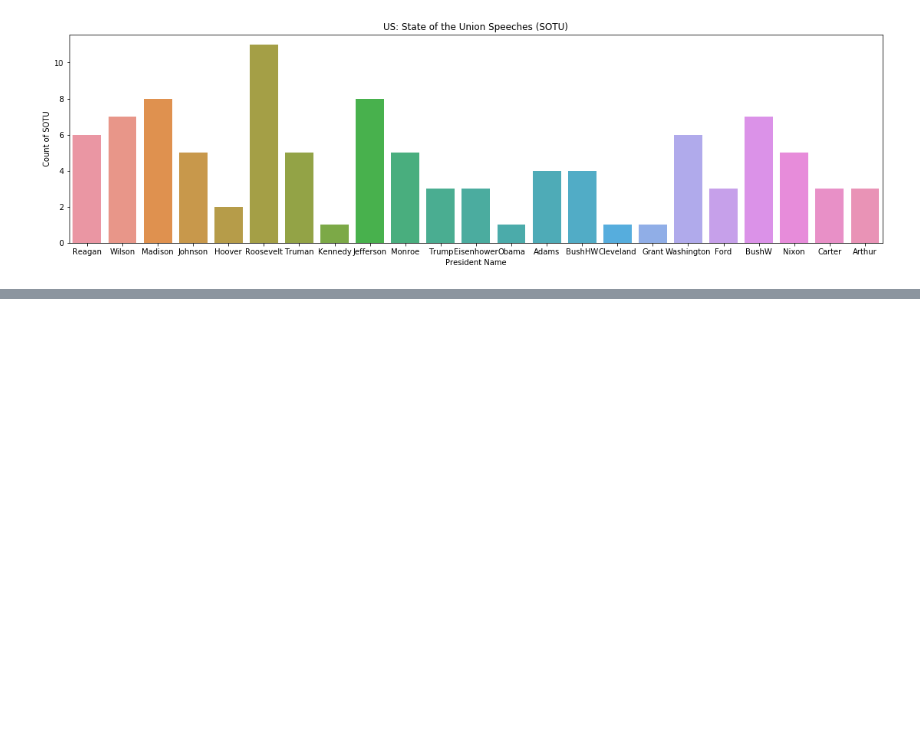
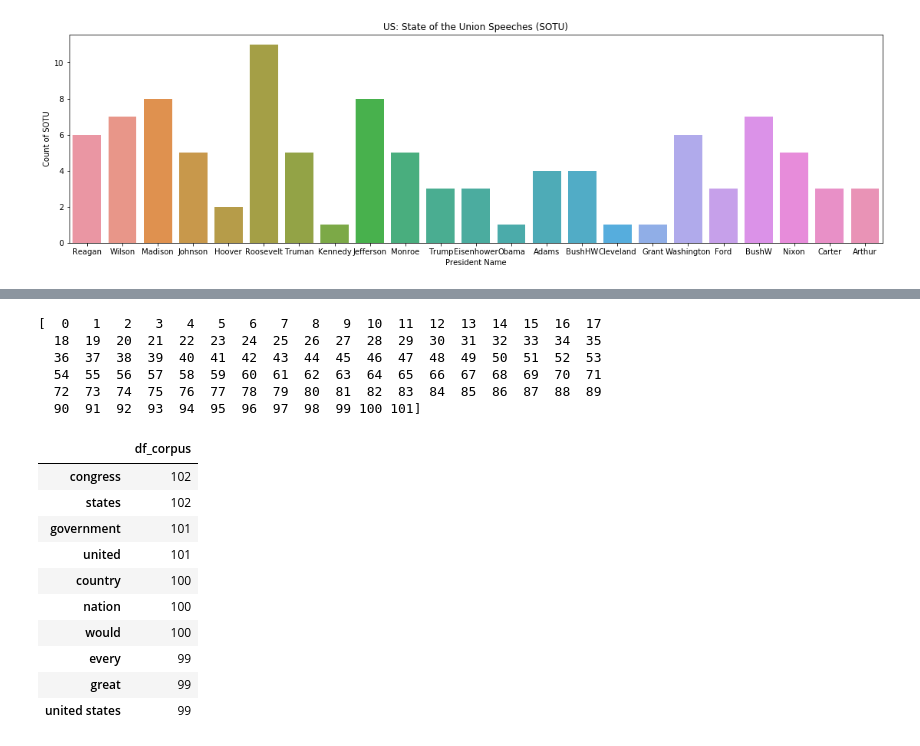
Before and after one commit to ksenluu/NU_453_NLP, a Jupyter notebook: A.3 Final Report - SOTU.ipynb, the cells around one changed output, grey strips where cells are left out. Drawn from its saved outputs; the diff is of its cells as text; code cells hidden in the pictures; blank space fills up the shorter version.

```diff
--- a/A.3 Final Report - SOTU.ipynb
+++ b/A.3 Final Report - SOTU.ipynb
@@ -208,0 +496,6 @@ plt.show()
+# %%
+# Creating dataframe from CV Matrix
+from sklearn.feature_extraction.text import CountVectorizer
+cv=CountVectorizer(ngram_range=(1,3))
+cv_matrix=cv.fit_transform(final_processed_text)
+cv_matrix=pd.DataFrame(cv_matrix.toarray(), columns=cv.get_feature_names(), index=titles)
@@ -208,0 +533,20 @@ plt.show()
+# %%
+# Trying few things out (Ali)
+
+# Create transposed dataframe from CV Matrix
+matrix_corp_t = matrix.transpose()
+cv_matrix_corp_t = cv_matrix.transpose()
+
+# Sum all the terms to create Term Frequency and Document Frequency for each term
+cv_matrix_corp_t['df_corpus']= (cv_matrix_corp_t != 0).sum(axis=1)
+cv_matrix_corp_t['tf_corpus']= cv_matrix_corp_t.sum(axis=1) - cv_matrix_corp_t['df_corpus']
+
+# Remove uncessary columns from the dataframe after summing them
+idx = np.r_[0:102]
+cv_matrix_corp_t.drop(cv_matrix_corp_t.columns[idx], axis=1, inplace=True)
+
+print("Top 10 Terms based on document frequency.")
+print(cv_matrix_corp_t[['df_corpus']].nlargest(10, 'df_corpus'))
+print("\n")
+print("Top 10 Terms based on frequency.")
+print(cv_matrix_corp_t[['tf_corpus']].nlargest(10, 'tf_corpus'))
@@ -208,0 +571,30 @@ plt.show()
+# %%
+# Sum all the terms to create Term Frequency and Document Frequency for each term
+cv_matrix_corp_t['df_corpus']= (cv_matrix_corp_t != 0).sum(axis=1)
+cv_matrix_corp_t['tf_corpus']= cv_matrix_corp_t.sum(axis=1) - cv_matrix_corp_t['df_corpus']
+# %%
+# Remove uncessary columns from the dataframe after summing them
+idx = np.r_[0:102]
+print(idx)
+cv_matrix_corp_t.drop(cv_matrix_corp_t.columns[idx], axis=1, inplace=True)
+# %% [output]
+[  0   1   2   3   4   5   6   7   8   9  10  11  12  13  14  15  16  17
+  18  19  20  21  22  23  24  25  26  27  28  29  30  31  32  33  34  35
+  36  37  38  39  40  41  42  43  44  45  46  47  48  49  50  51  52  53
+  54  55  56  57  58  59  60  61  62  63  64  65  66  67  68  69  70  71
+  72  73  74  75  76  77  78  79  80  81  82  83  84  85  86  87  88  89
+  90  91  92  93  94  95  96  97  98  99 100 101]
+# %%
+cv_matrix_corp_t[['df_corpus']].nlargest(10, 'df_corpus')
+# %% [output]
+|  | df_corpus |
+| congress | 102 |
+| states | 102 |
+| government | 101 |
+| united | 101 |
+| country | 100 |
+| nation | 100 |
+| would | 100 |
+| every | 99 |
+| great | 99 |
+| united states | 99 |
```
Also changed, not shown: parts of 9 cells of this notebook.
